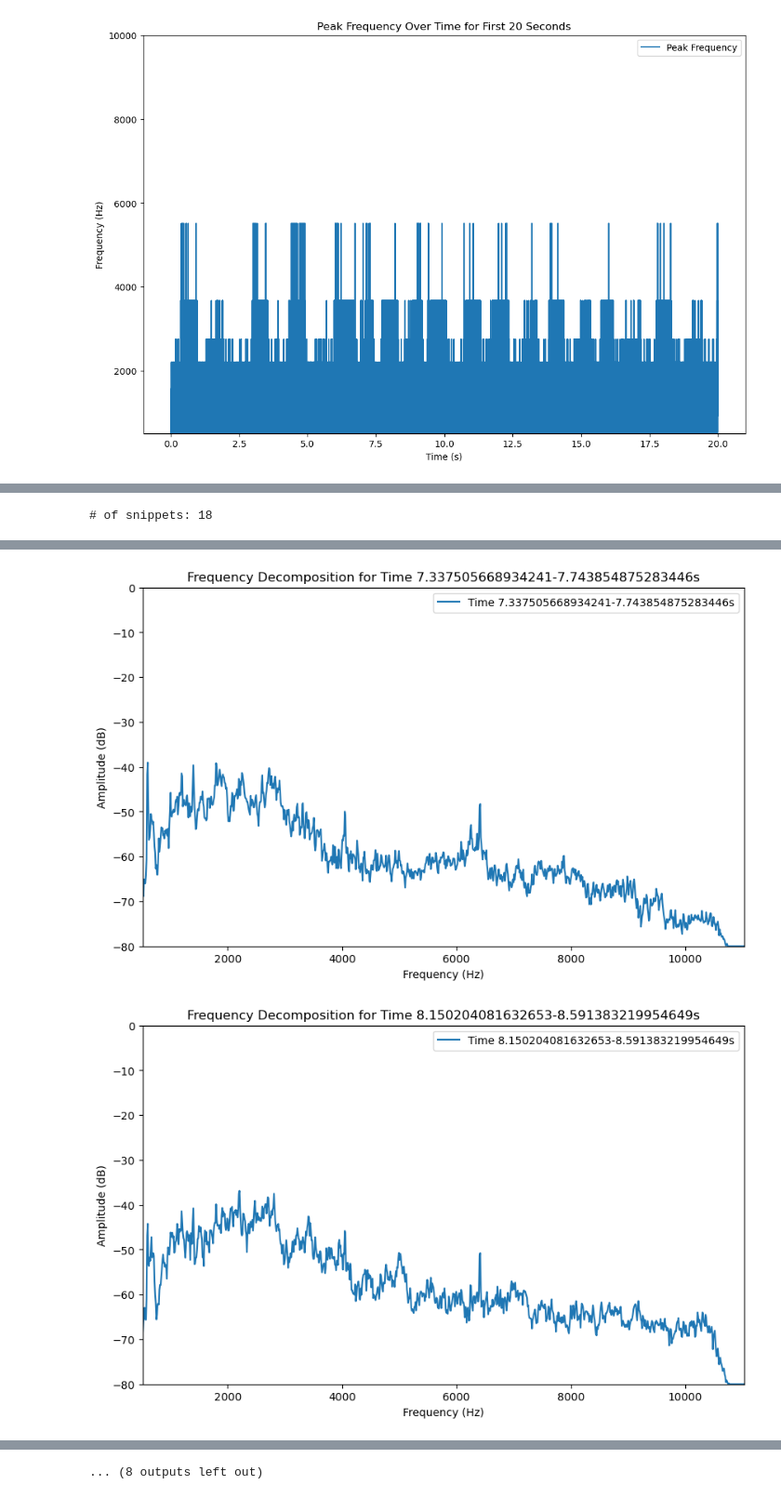
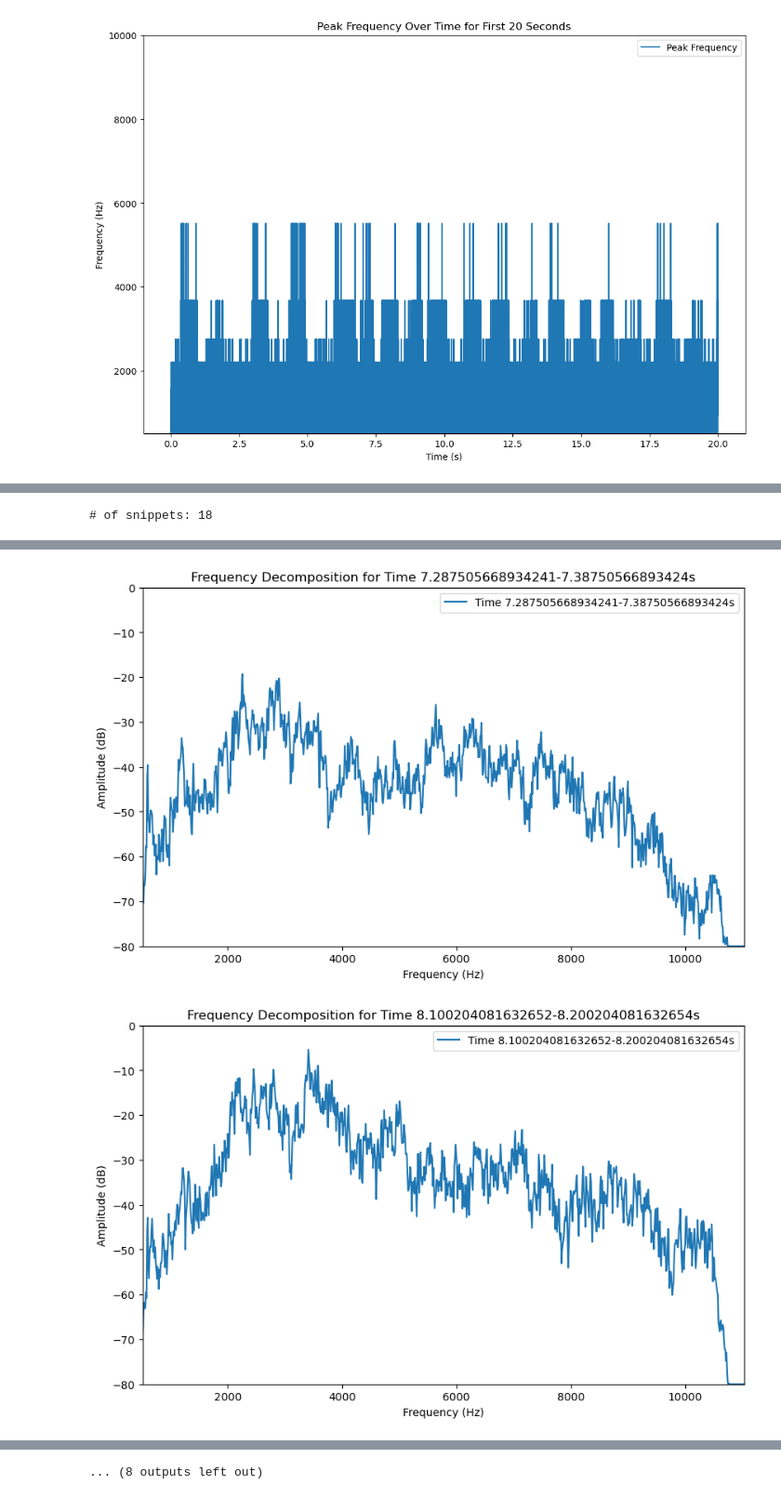
Before and after one commit to drkrs919/owlVocalization, a Jupyter notebook: scripts/frequencyAnalysis.ipynb, the cells around one changed output, grey strips where cells are left out. Shown at 93% size. Saved outputs shown, nothing was run; the diff lists cells and outputs as text; code cells hidden in the pictures.

```diff
--- a/scripts/frequencyAnalysis.ipynb
+++ b/scripts/frequencyAnalysis.ipynb
@@ -185,13 +185,10 @@ produce_spectrogram(y_ft, sr_ft, 900, method='wavelet')
 [figure]
 [figure]
 # %%
-def detect_energy_peaks(S_db_filtered, sr, height, distance):
+def detect_energy_peaks(S_db_filtered, sr, height, distance, time_seg_dur):
     energy_over_time = np.sum(S_db_filtered, axis=0)
 
     peaks, _ = scipy.signal.find_peaks(energy_over_time, height=height, distance=distance)
-
-    peak_amp = energy_over_time[peaks]
-    peaks = peaks[peak_amp > height]
 
     times = librosa.frames_to_time(peaks, sr=sr)
 
@@ -207,28 +204,25 @@ def detect_energy_peaks(S_db_filtered, sr, height, distance):
     plt.show()
 
     time_segments = []
-    for i in range(len(times) - 1):
-        start_time = times[i]
-        end_time = times[i+1]
-        midpoint = (start_time + end_time) / 2
+    for time in times:
+        start_time = max(0, time - time_seg_dur / 2)
+        end_time = time + time_seg_dur / 2
 
-        time_segments.append((max(0, start_time), midpoint))
-
-    time_segments.append((times[-1], times[-1] + 1.0))
+        time_segments.append((start_time, end_time))
 
     print(f'# of snippets: {len(time_segments)}')
 
     return time_segments, energy_over_time
 
 
-def decompose_freq(y, sr, height, distance, dur=20):
+def decompose_freq(y, sr, height, distance, time_seg_dur=0.2, dur=20):
     if dur != -1:
         y = y[:int(dur * sr)]
 
     D_filtered = librosa.stft(y)
     S_db_filtered = librosa.amplitude_to_db(np.abs(D_filtered), ref=np.max)
 
-    time_segments, energy_over_time = detect_energy_peaks(S_db_filtered, sr, height=height, distance=distance)
+    time_segments, energy_over_time = detect_energy_peaks(S_db_filtered, sr, height=height, distance=distance, time_seg_dur=time_seg_dur)
 
     for start_time, end_time in time_segments:
         start_idx = librosa.time_to_frames(start_time, sr=sr)
@@ -248,7 +242,7 @@ def decompose_freq(y, sr, height, distance, dur=20):
         plt.legend()
         plt.show()
 # %%
-decompose_freq(y_ft, sr_ft, dur=20, height=-52500, distance=25)
+decompose_freq(y_ft, sr_ft, dur=20, height=-52500, distance=25, time_seg_dur=0.1)
 # %% [output]
 [figure]
 # of snippets: 18
@@ -260,2 +254,2 @@ decompose_freq(y_ft, sr_ft, dur=20, height=-52500, distance=25)
-[figure, old version]
+[figure, new version]
-[figure, old version]
+[figure, new version]
```
Also changed, not shown: parts of 1 cell of this notebook.
